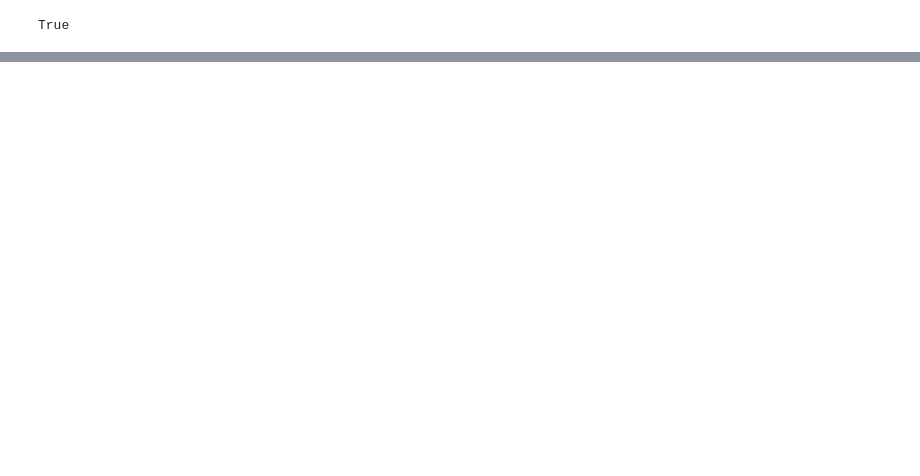
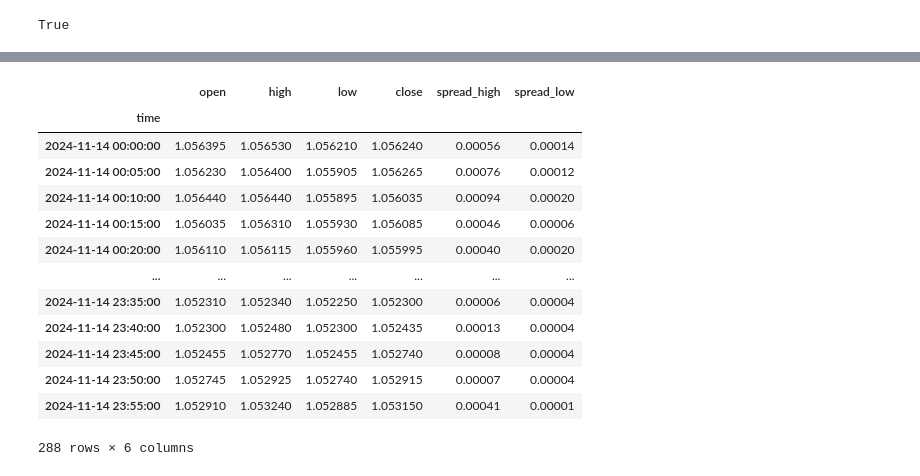
Before and after one commit to hevardhan/BullsEye---v5, a Jupyter notebook: scraped.ipynb, the cells around one changed output, grey strips where cells are left out. Cells and saved outputs as stored; diff of their text form; code cells hidden in the pictures; blank space fills up the shorter version.

```diff
--- a/scraped.ipynb
+++ b/scraped.ipynb
@@ -43,0 +44,30 @@ df
+# %%
+
+df.set_index('time', inplace=True)
+
+# Calculate mid-price (average of bid and ask)
+df['mid_price'] = (df['bid'] + df['ask']) / 2
+
+# Resample data to 2-minute intervals and calculate OHLC for mid-price
+ohlc_resampled = df['mid_price'].resample('5T').agg(['first', 'max', 'min', 'last'])
+
+# Rename columns for clarity
+ohlc_resampled.rename(columns={
+    'first': 'open',
+    'max': 'high',
+    'min': 'low',
+    'last': 'close'
+}, inplace=True)
+
+# Calculate spread (ask - bid)
+df['spread'] = df['ask'] - df['bid']
+
+# Resample data to calculate spread statistics
+spread_stats = df['spread'].resample('5T').agg(['max', 'min'])
+spread_stats.rename(columns={'max': 'spread_high', 'min': 'spread_low'}, inplace=True)
+
+# Merge OHLC and spread data
+result = pd.concat([ohlc_resampled, spread_stats], axis=1)
+
+# Display the resulting DataFrame
+print(result)
@@ -43,0 +92,17 @@ df
+# %%
+result
+# %% [output]
+|  | open | high | low | close | spread_high | spread_low |
+| time |  |  |  |  |  |  |
+| 2024-11-14 00:00:00 | 1.056395 | 1.056530 | 1.056210 | 1.056240 | 0.00056 | 0.00014 |
+| 2024-11-14 00:05:00 | 1.056230 | 1.056400 | 1.055905 | 1.056265 | 0.00076 | 0.00012 |
+| 2024-11-14 00:10:00 | 1.056440 | 1.056440 | 1.055895 | 1.056035 | 0.00094 | 0.00020 |
+| 2024-11-14 00:15:00 | 1.056035 | 1.056310 | 1.055930 | 1.056085 | 0.00046 | 0.00006 |
+| 2024-11-14 00:20:00 | 1.056110 | 1.056115 | 1.055960 | 1.055995 | 0.00040 | 0.00020 |
+| ... | ... | ... | ... | ... | ... | ... |
+| 2024-11-14 23:35:00 | 1.052310 | 1.052340 | 1.052250 | 1.052300 | 0.00006 | 0.00004 |
+| 2024-11-14 23:40:00 | 1.052300 | 1.052480 | 1.052300 | 1.052435 | 0.00013 | 0.00004 |
+| 2024-11-14 23:45:00 | 1.052455 | 1.052770 | 1.052455 | 1.052740 | 0.00008 | 0.00004 |
+| 2024-11-14 23:50:00 | 1.052745 | 1.052925 | 1.052740 | 1.052915 | 0.00007 | 0.00004 |
+| 2024-11-14 23:55:00 | 1.052910 | 1.053240 | 1.052885 | 1.053150 | 0.00041 | 0.00001 |
+288 rows × 6 columns
```
Also changed, not shown: parts of 16 cells of this notebook, 24 other files.
